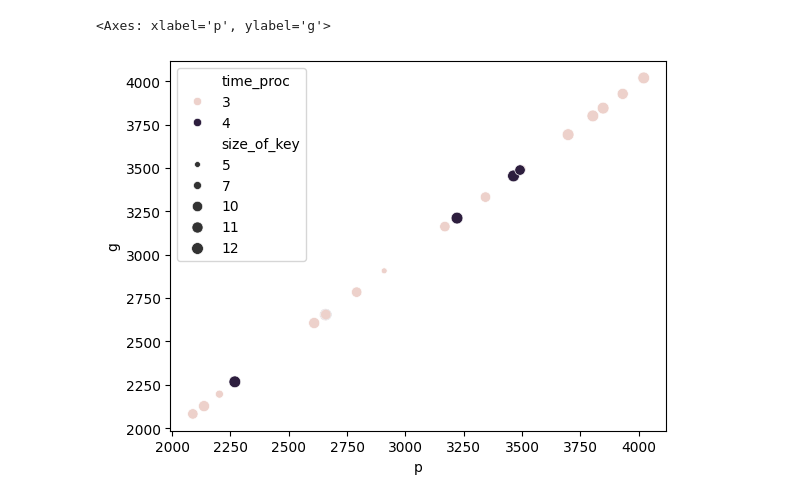
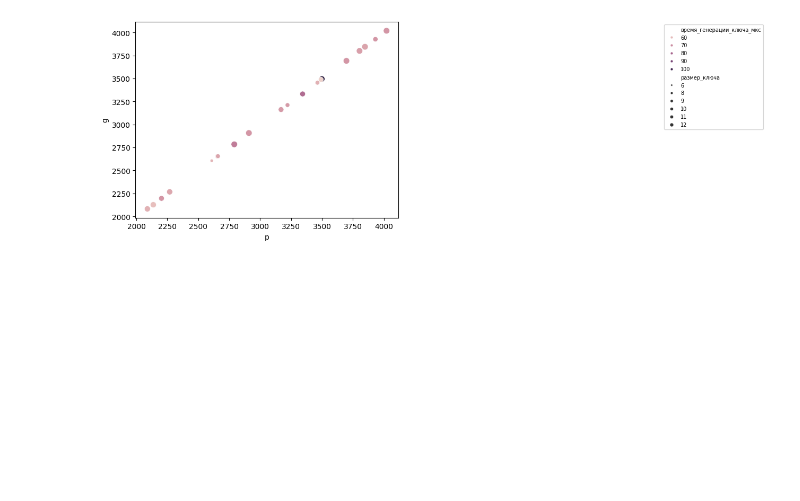
Before and after one commit to GeeZiX84/ECDH, a Jupyter notebook: analitycs.ipynb, the cells around one changed output. Cells and saved outputs as stored; diff of their text form; code cells hidden in the pictures; blank space fills up the shorter version.

```diff
--- a/analitycs.ipynb
+++ b/analitycs.ipynb
@@ -47,9 +47,27 @@ df2
 200 rows × 10 columns
 # %%
 pl = df.loc[40:60]
-sns.scatterplot(data=pl, x=pl.p, y=pl.g, hue=pl.time_proc, size=pl.size_of_key)
+#sns.scatterplot(data=pl, x=pl.p, y=pl.g, hue=pl["время_генерации_ключа_мкс"], size=pl["общее_время_мс"])
+
+sns.scatterplot(
+    data=pl,
+    x=pl["p"],
+    y=pl["g"],
+    hue=pl["время_генерации_ключа_мкс"],
+    size=pl["размер_ключа"],
+)
+
+# перемещаем легенду вправо за пределы графика
+plt.legend(
+    bbox_to_anchor=(2, 1),
+    loc='upper left',
+    fontsize=7,         # размер текста легенды
+    title_fontsize=7,   # размер заголовка
+    markerscale=0.6     # масштаб точек в легенде
+)
+plt.tight_layout()
+plt.show()
 # %% [output]
-<Axes: xlabel='p', ylabel='g'>
-[figure, old version]
+[figure, new version]
 # %%
 p = df2.loc[40:60]
```
Also changed, not shown: parts of 11 cells of this notebook, 6 other files.
